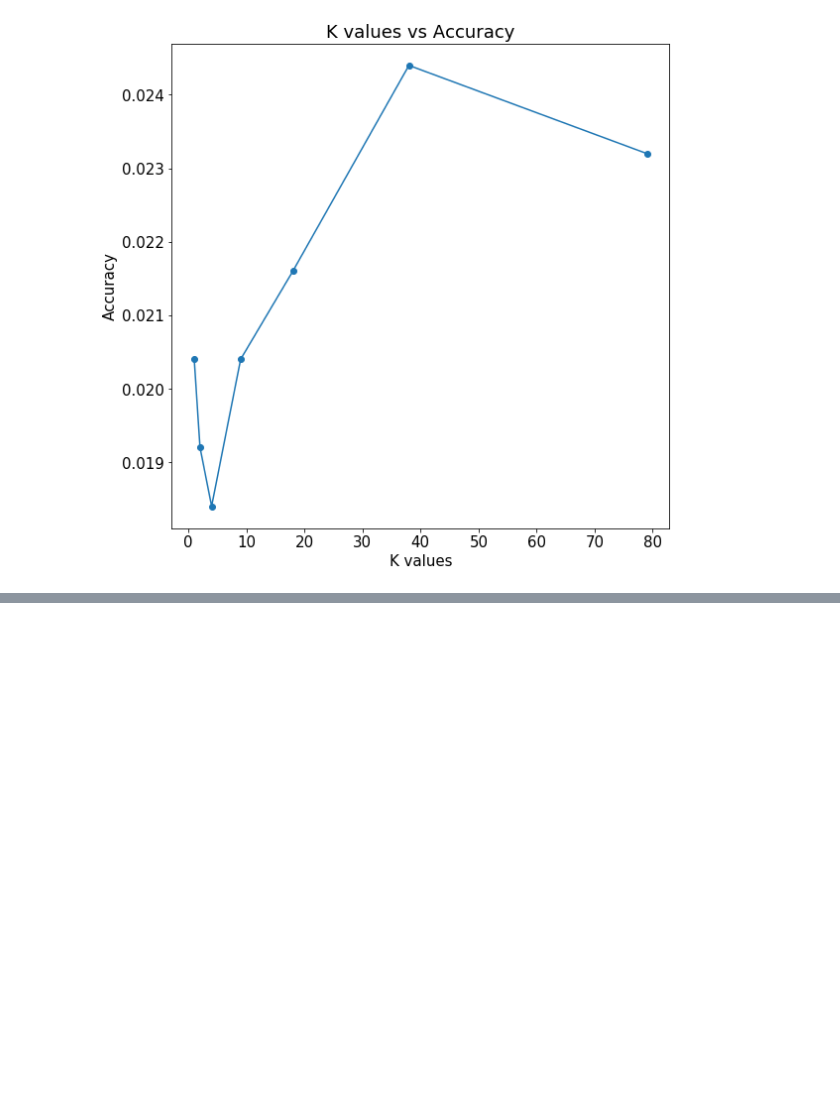
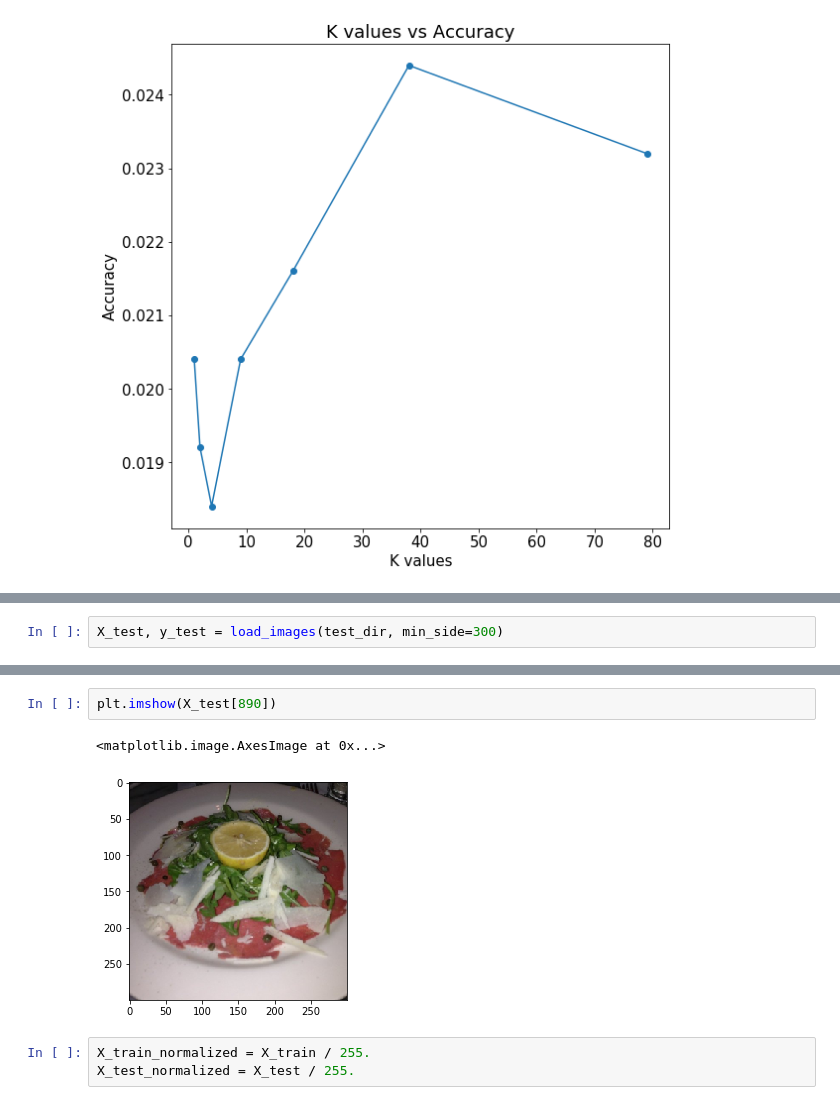
Before and after one commit to Abishek10/Automatic-Recognition-of-Pictured-Dishes-in-Food-101, a Jupyter notebook: AutomaticFoodClassification.ipynb, the cells around one changed output, grey strips where cells are left out. Cells and saved outputs as stored; diff of their text form; blank space fills up the shorter version.

```diff
--- a/AutomaticFoodClassification.ipynb
+++ b/AutomaticFoodClassification.ipynb
@@ -813,0 +1028,2 @@ plt.title('K values vs Accuracy');
+# %%
+X_test, y_test = load_images(test_dir, min_side=300)
@@ -813,0 +1073,8 @@ plt.title('K values vs Accuracy');
+# %%
+plt.imshow(X_test[890])
+# %% [output]
+<matplotlib.image.AxesImage at 0x...>
+[figure, added]
+# %%
+X_train_normalized = X_train / 255.
+X_test_normalized = X_test / 255.
```
Also changed, not shown: parts of 55 cells of this notebook, 1 other file.
